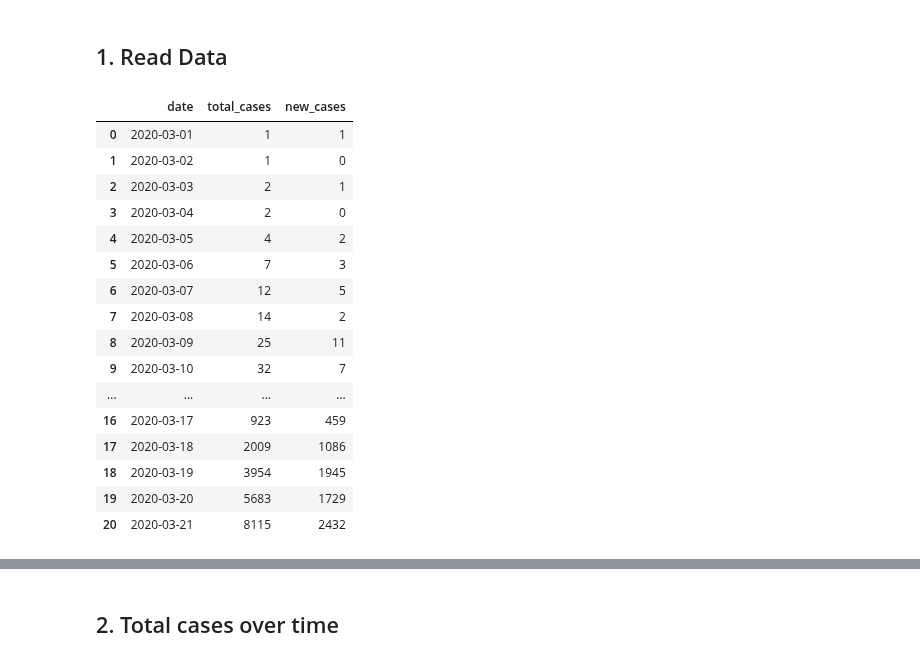
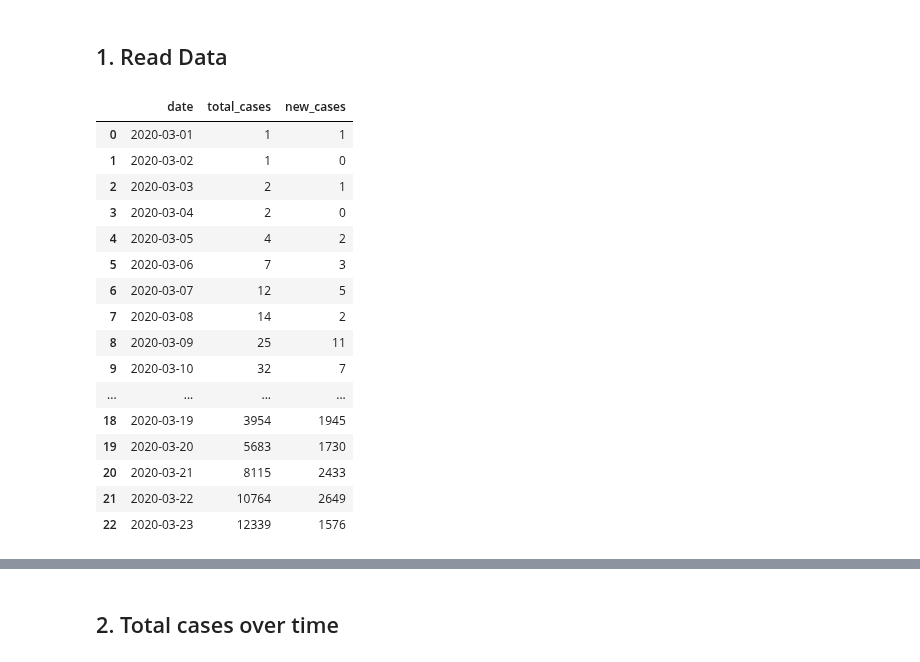
Before and after one commit to carlos-afonso/COVID-19, a Jupyter notebook: notebooks/nyc-covid-19-cases-over-time.ipynb, the cells around one changed output, grey strips where cells are left out. Drawn from its saved outputs; the diff is of its cells as text; code cells hidden in the pictures.

```diff
--- a/notebooks/nyc-covid-19-cases-over-time.ipynb
+++ b/notebooks/nyc-covid-19-cases-over-time.ipynb
@@ -11,32 +11,31 @@ import pandas as pd
 # %% [markdown]
 ## 1. Read Data
 # %%
-update_str = 'as reported by NYC Health on March 21, 2020, 5:30pm'
-#source_str = 'Sources: nyc.gov/coronavirus & carlos-afonso.github.io/COVID-19'
+update_str = 'as reported by NYC Health on March 23, 2020, 9:25am'
 source_str = 'Data: nyc.gov/coronavirus - Plot: carlos-afonso.github.io/COVID-19'
 
 data_file = '../data/nyc-health-daily-data-summary/nyc-covid-19-cases-over-time.csv'
 
 df = pd.read_csv(data_file)
 df
 # %% [output]
 |  | date | total_cases | new_cases |
 | 0 | 2020-03-01 | 1 | 1 |
 | 1 | 2020-03-02 | 1 | 0 |
 | 2 | 2020-03-03 | 2 | 1 |
 | 3 | 2020-03-04 | 2 | 0 |
 | 4 | 2020-03-05 | 4 | 2 |
 | 5 | 2020-03-06 | 7 | 3 |
 | 6 | 2020-03-07 | 12 | 5 |
 | 7 | 2020-03-08 | 14 | 2 |
 | 8 | 2020-03-09 | 25 | 11 |
 | 9 | 2020-03-10 | 32 | 7 |
 | ... | ... | ... | ... |
-| 16 | 2020-03-17 | 923 | 459 |
-| 17 | 2020-03-18 | 2009 | 1086 |
 | 18 | 2020-03-19 | 3954 | 1945 |
-| 19 | 2020-03-20 | 5683 | 1729 |
-| 20 | 2020-03-21 | 8115 | 2432 |
+| 19 | 2020-03-20 | 5683 | 1730 |
+| 20 | 2020-03-21 | 8115 | 2433 |
+| 21 | 2020-03-22 | 10764 | 2649 |
+| 22 | 2020-03-23 | 12339 | 1576 |
 # %%
 # Define a function to create the date labels to show in the plot
 def date_labels(dates):
```
Also changed, not shown: parts of 4 cells of this notebook, 4 other files.
